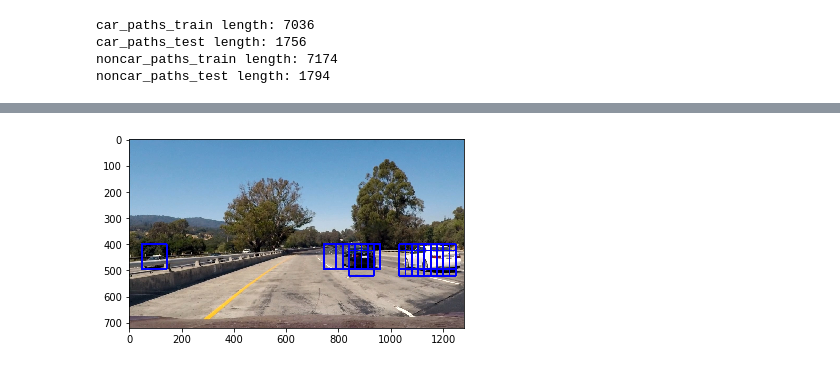
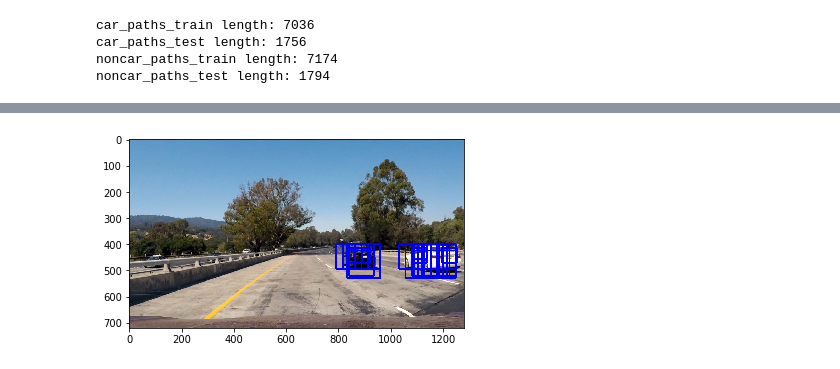
Before and after one commit to mandermo/CarND-Vehicle-Detection, a Jupyter notebook: Vehicle-Detection.ipynb, the cells around one changed output, grey strips where cells are left out. Saved outputs shown, nothing was run; the diff lists cells and outputs as text; code cells hidden in the pictures.

Commit message:
Searching over multiple scales, video pipeline

```diff
--- a/Vehicle-Detection.ipynb
+++ b/Vehicle-Detection.ipynb
@@ -317,10 +317,6 @@ print(params)
 # Based on code from section "Hog Sub-sampling Window Search"
 # Define a single function that can extract features using hog sub-sampling and make predictions
 def find_cars(img, ystart, ystop, scale, svc, X_scaler, color_space, orient, pix_per_cell, cell_per_block, spatial_size, hist_bins):
-
-    draw_img = np.copy(img)
-    #img = img.astype(np.float32)/255
-
     img_tosearch = img[ystart:ystop,:,:]
     ctrans_tosearch = convert_color(img_tosearch, color_space)
     if scale != 1:
@@ -339,7 +335,7 @@ def find_cars(img, ystart, ystop, scale, svc, X_scaler, color_space, orient, pix
     # 64 was the orginal sampling rate, with 8 cells and 8 pix per cell
     window = 64
     nblocks_per_window = (window // pix_per_cell) - cell_per_block + 1
-    print(nblocks_per_window)
+
     cells_per_step = 2  # Instead of overlap, define how many cells to step
     nxsteps = (nxblocks - nblocks_per_window) // cells_per_step
     nysteps = (nyblocks - nblocks_per_window) // cells_per_step
@@ -348,6 +344,7 @@ def find_cars(img, ystart, ystop, scale, svc, X_scaler, color_space, orient, pix
     hog1 = get_hog_features(ch1, orient, pix_per_cell, cell_per_block, feature_vec=False)
     hog2 = get_hog_features(ch2, orient, pix_per_cell, cell_per_block, feature_vec=False)
     hog3 = get_hog_features(ch3, orient, pix_per_cell, cell_per_block, feature_vec=False)
+    bbox_list = []
 
     for xb in range(nxsteps):
         for yb in range(nysteps):
@@ -381,27 +378,47 @@ def find_cars(img, ystart, ystop, scale, svc, X_scaler, color_space, orient, pix
             #test_prediction = svc.predict(test_features)
             #test_prediction = svc.predict_proba(test_features)
             #print('test_prediction: ', test_prediction)
-            #test_prediction = svc.decision_function(test_features)
-            #if test_prediction > 1.5:
+            test_prediction = svc.decision_function(test_features)
+            if test_prediction > 0.7:
             #    print('test_prediction: ', test_prediction)
             #if test_prediction[0][1] > .999:
-            test_prediction = svc.predict(test_features)
-            if test_prediction == 1:
+            #test_prediction = svc.predict(test_features)
+            #if test_prediction == 1:
                 xbox_left = np.int(xleft*scale)
                 ytop_draw = np.int(ytop*scale)
                 win_draw = np.int(window*scale)
-                cv2.rectangle(draw_img,(xbox_left, ytop_draw+ystart),(xbox_left+win_draw,ytop_draw+win_draw+ystart),(0,0,255),6)
+                bbox = (xbox_left, ytop_draw+ystart),(xbox_left+win_draw,ytop_draw+win_draw+ystart)
+                bbox_list.append(bbox)
 
+    return bbox_list
+
+def draw_car_bboxes(img, bbox_list):
+    draw_img = np.copy(img)
+    for bbox in bbox_list:
+        cv2.rectangle(draw_img,bbox[0],bbox[1],(0,0,255),6)
     return draw_img
 
 ystart = 400
-ystop = 656
-scale = 1.5
+ystop = 500
+scale = .5
+test_image = cv2.imread('test_images/test1.jpg')
+test_image = test_image[:,:,::-1] # bgr to rgb
 
-img = cv2.imread('test_images/test1.jpg')
-img = img[:,:,::-1] # bgr to rgb
+#bbox_list = find_cars(test_image, ystart, ystop, scale, svc, X_scaler, color_space, orient, pix_per_cell, cell_per_block, spatial_size, hist_bins)
 
-out_img = find_cars(img, ystart, ystop, scale, svc, X_scaler, color_space, orient, pix_per_cell, cell_per_block, spatial_size, hist_bins)
+def find_cars_multiscale(test_image):
+    bbox_list = []
+    for scale,ystart,ystop in [#(.5, 400, 520),
+                               #(.7, 400, 520),
+                               (.9, 400, 500),
+                               (1.5, 400, 656),
+                               (2., 400, 656)]:
+        bbox_list.extend(find_cars(test_image, ystart, ystop, scale, svc, X_scaler, color_space, orient, pix_per_cell, cell_per_block, spatial_size, hist_bins))
+    return bbox_list
+
+bbox_list = find_cars_multiscale(test_image)
+
+out_img = draw_car_bboxes(test_image, bbox_list)
 
 plt.imshow(out_img)
 imwritergb('output_images/hogsearch.jpg', out_img)
@@ -412 +428 @@ imwritergb('output_images/hogsearch.jpg', out_img)
-[figure, old version]
+[figure, new version]
```
Also changed, not shown: parts of 4 cells of this notebook.
